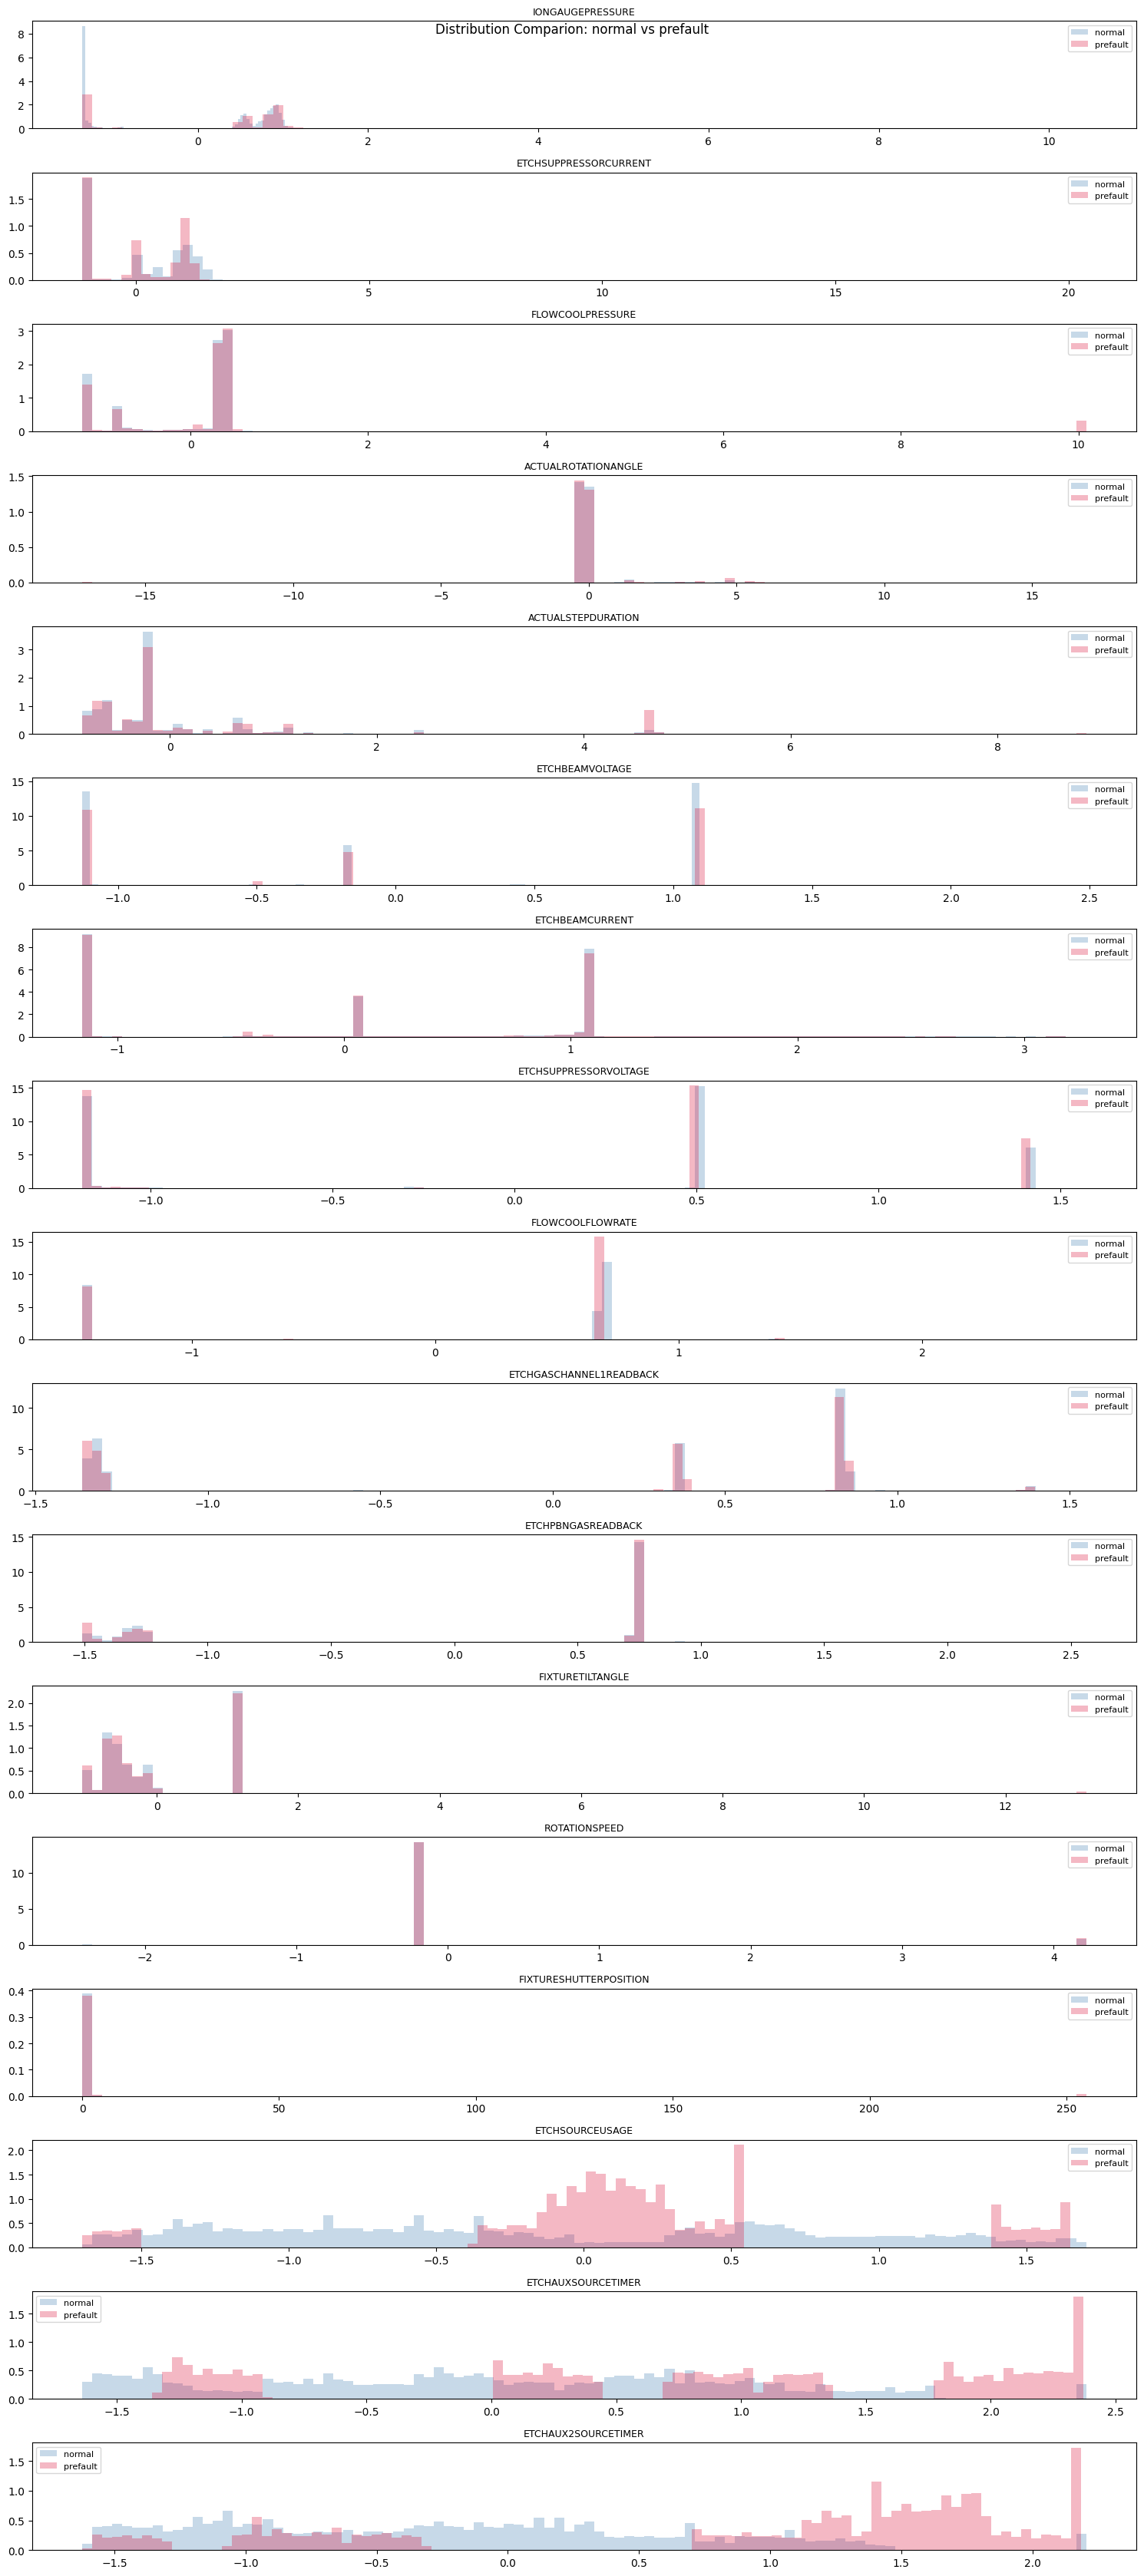
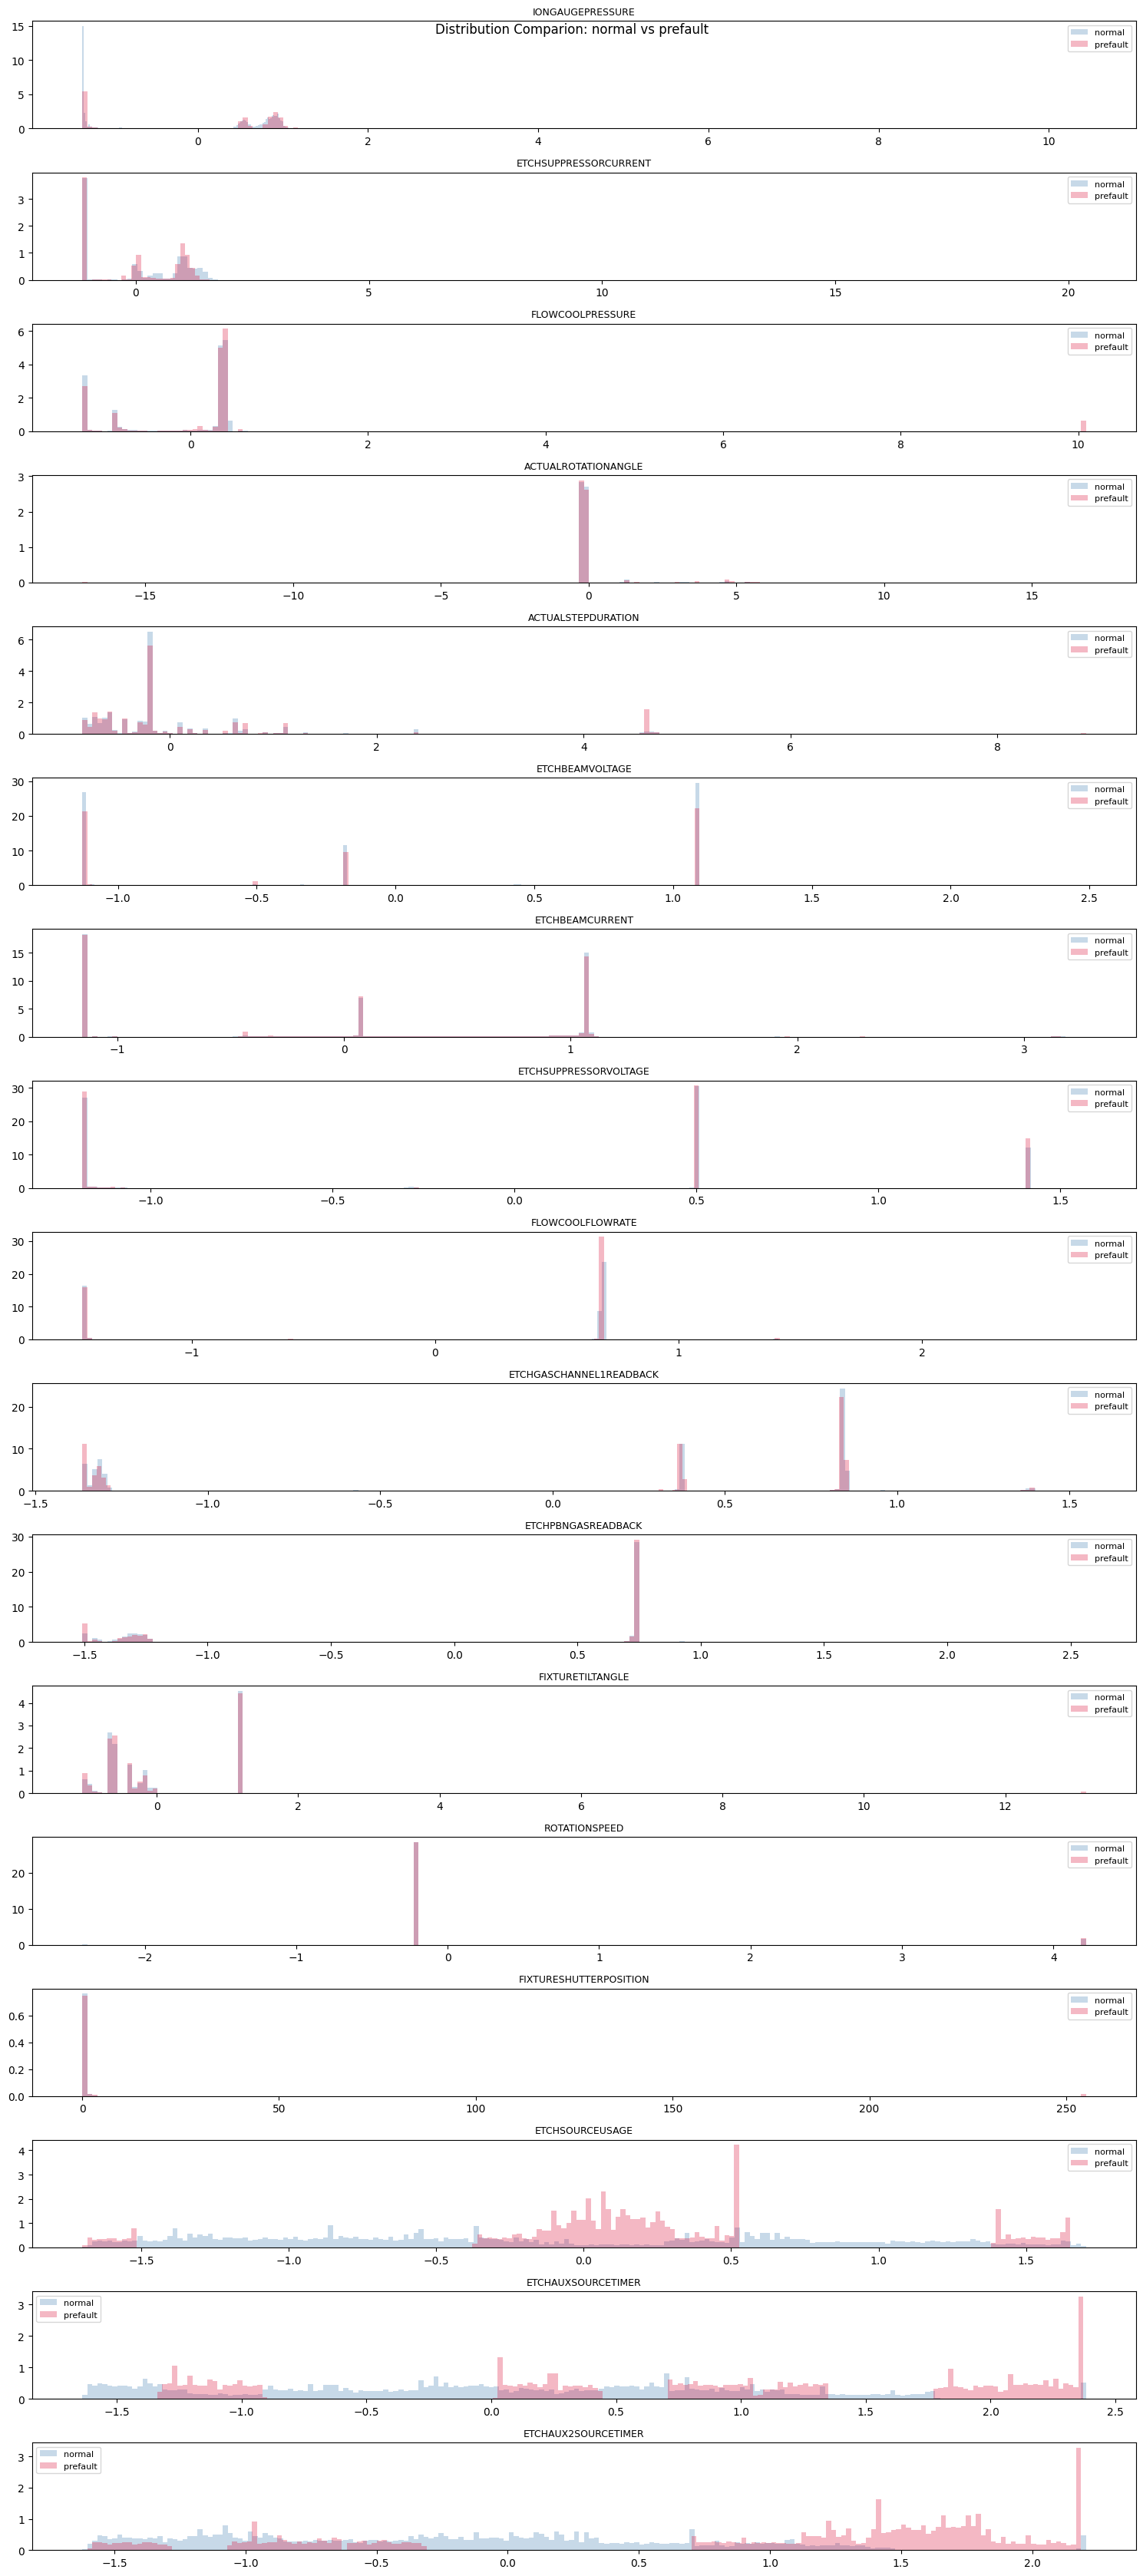
The notebook cell's code change between the first figure and the second:
--- before
+++ after
@@ -2,18 +2,18 @@
 
 for i, col in enumerate(train_cols):
-  axes[i].hist( df_01_normal[col].dropna(),
-               bins=100,
-               alpha=0.3,
+  axes[i].hist( df_01_normal[col].dropna(),     # 히스토그램을 그릴 때 결측값이 있으면 오류가 나므로 제거
+               bins=200,                        # 막대 개수
+               alpha=0.3,                       # 투명도
                color='steelblue',
                label='normal',
-               density=True
+               density=True                     # y축을 비율로
   )
-  axes[i].hist( df_01_prefault[col].dropna(), bins=100, alpha=0.3,
+  axes[i].hist( df_01_prefault[col].dropna(), bins=200, alpha=0.3,
                color = 'crimson', label='prefault', density=True)
   axes[i].set_title(col, fontsize=9)
   axes[i].legend(fontsize=8)
 
-  plt.suptitle("Distribution Comparion: normal vs prefault")
-  plt.tight_layout() # 그래프를 하나씩 따로 그릴 떄는 plt.tight_layout을 반복문 안에 넣어준다
 
+plt.suptitle("Distribution Comparion: normal vs prefault")
+plt.tight_layout() # fig라는 도화지가 반복문 바깥에 있으므로
 plt.show()

Commit: Add EDA: visualization, correlation, distribution comparison(TTF_pressure_high)